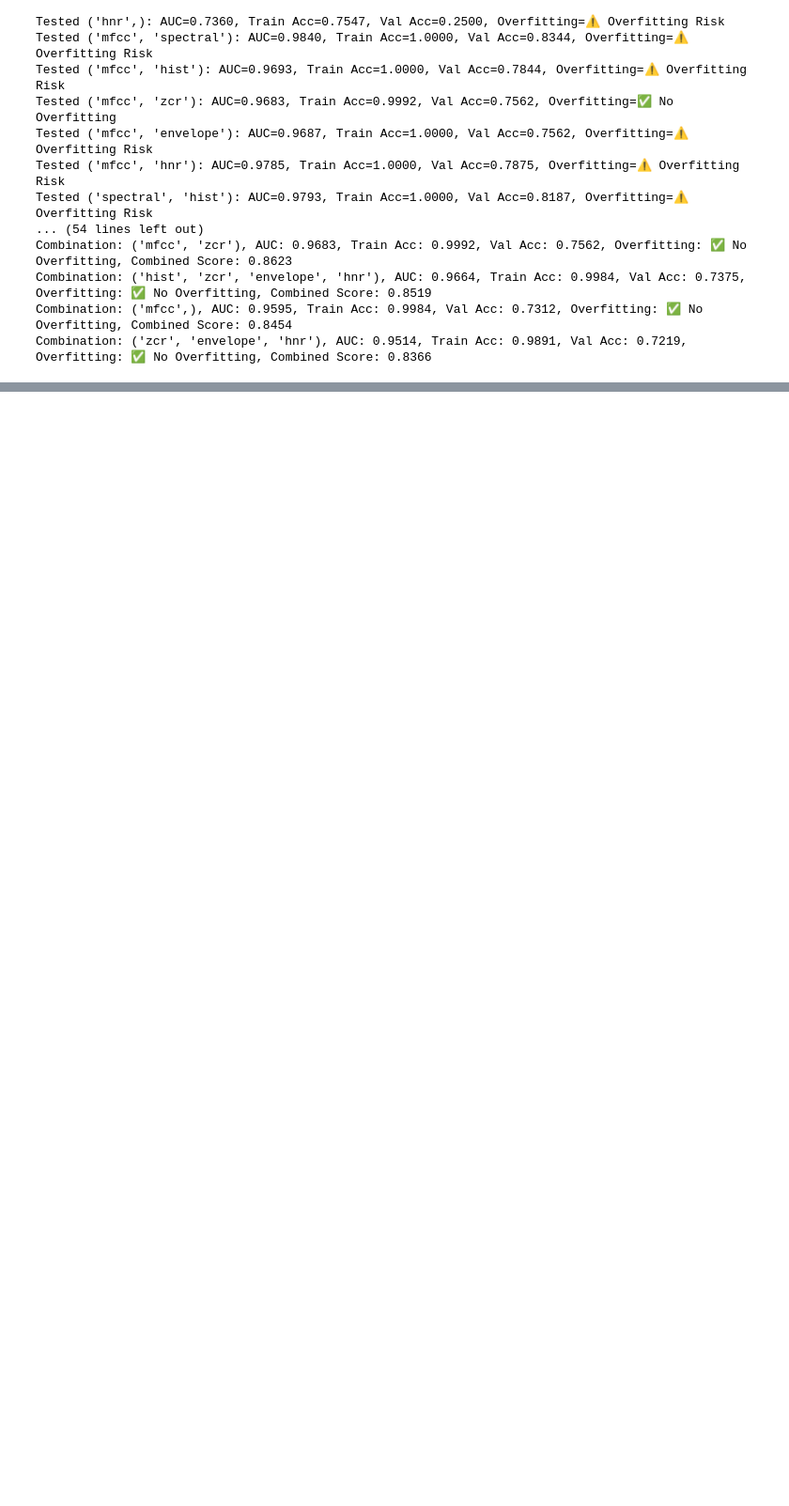
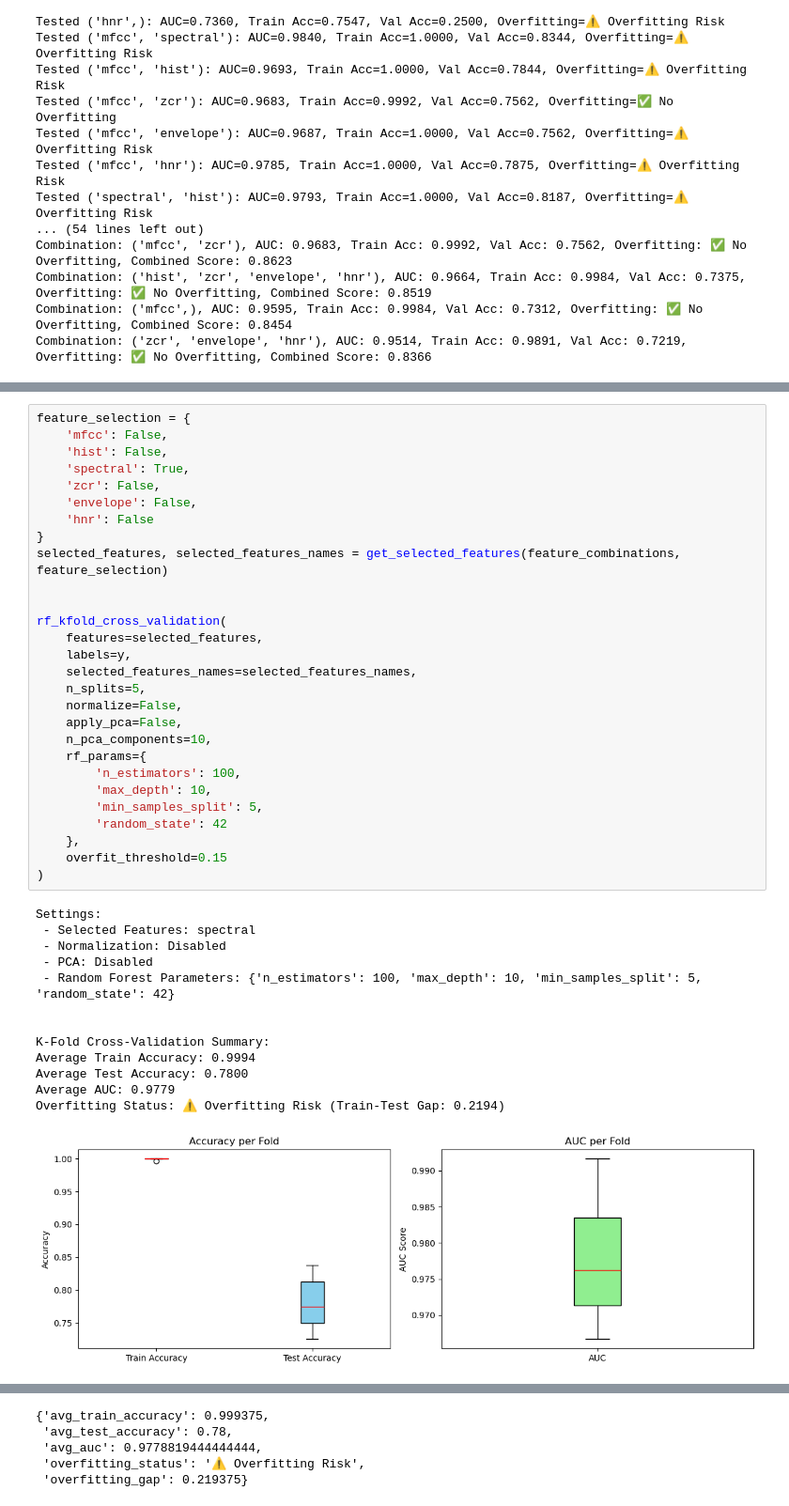
Before and after one commit to soheilbh/aed-challange, a Jupyter notebook: main.ipynb, the cells around one changed output, grey strips where cells are left out. Shown: that part at 94% size. Cells and saved outputs as stored; diff of their text form; blank space fills up the shorter version.

```diff
--- a/main.ipynb
+++ b/main.ipynb
@@ -1251,0 +956,42 @@ Overfitting Status: ⚠️ Overfitting Risk (Train-Test Gap: 0.2194)
+# %%
+feature_selection = {
+    'mfcc': False,
+    'hist': False,
+    'spectral': True,
+    'zcr': False,
+    'envelope': False,
+    'hnr': False
+}
+selected_features, selected_features_names = get_selected_features(feature_combinations, feature_selection)
+
+
+rf_kfold_cross_validation(
+    features=selected_features,
+    labels=y,
+    selected_features_names=selected_features_names,
+    n_splits=5,
+    normalize=False,
+    apply_pca=False,
+    n_pca_components=10,
+    rf_params={
+        'n_estimators': 100,
+        'max_depth': 10,
+        'min_samples_split': 5,
+        'random_state': 42
+    },
+    overfit_threshold=0.15
+)
+# %% [output]
+Settings:
+ - Selected Features: spectral
+ - Normalization: Disabled
+ - PCA: Disabled
+ - Random Forest Parameters: {'n_estimators': 100, 'max_depth': 10, 'min_samples_split': 5, 'random_state': 42}
+
+
+K-Fold Cross-Validation Summary:
+Average Train Accuracy: 0.9994
+Average Test Accuracy: 0.7800
+Average AUC: 0.9779
+Overfitting Status: ⚠️ Overfitting Risk (Train-Test Gap: 0.2194)
+[figure, added]
@@ -1251,0 +1016,5 @@ Overfitting Status: ⚠️ Overfitting Risk (Train-Test Gap: 0.2194)
+{'avg_train_accuracy': 0.999375,
+ 'avg_test_accuracy': 0.78,
+ 'avg_auc': 0.9778819444444444,
+ 'overfitting_status': '⚠️ Overfitting Risk',
+ 'overfitting_gap': 0.219375}
```
Also changed, not shown: parts of 32 cells of this notebook.
